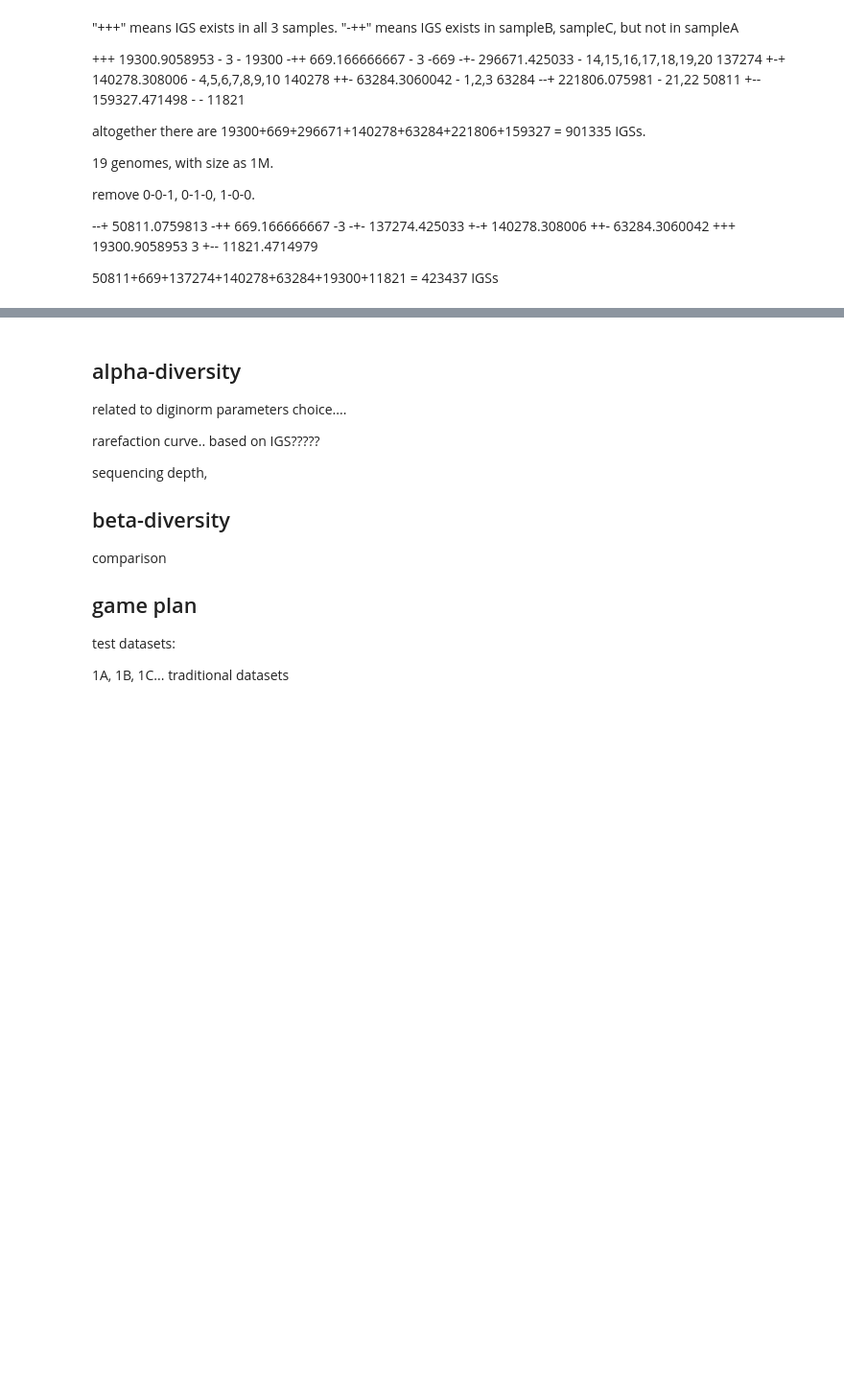
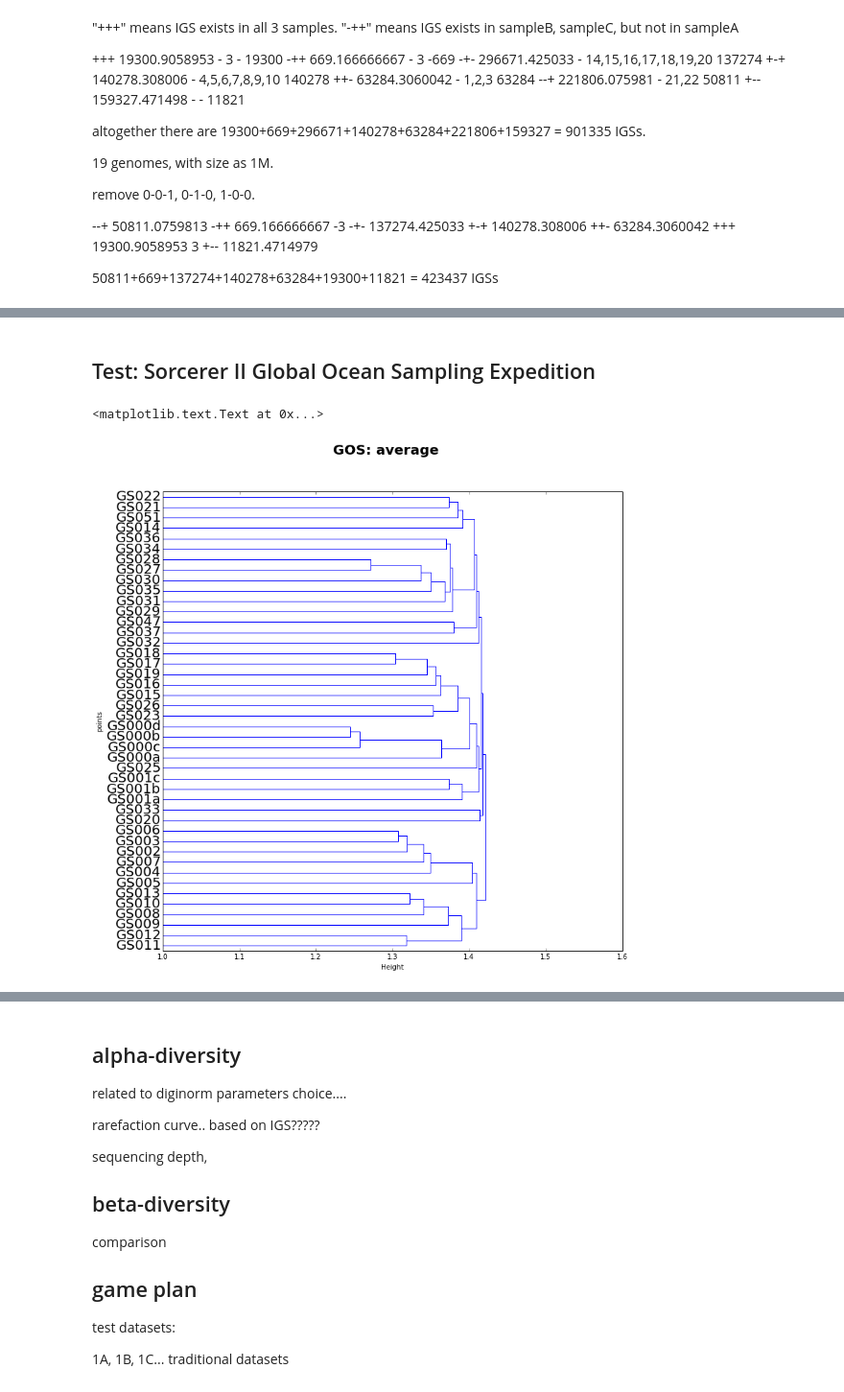
Before and after one commit to qingpeng/2013-diversity, a Jupyter notebook: notebook/IGS.ipynb, the cells around one changed output, grey strips where cells are left out. Shown: that part at 96% size. Cells and saved outputs as stored; diff of their text form; code cells hidden in the pictures; blank space fills up the shorter version.

```diff
--- a/notebook/IGS.ipynb
+++ b/notebook/IGS.ipynb
@@ -264,0 +249,2 @@ import biom
+# %% [markdown]
+## Test: Sorcerer II Global Ocean Sampling Expedition
@@ -264,0 +260,23 @@ import biom
+# %%
+GOS=pd.read_csv('../data/matrix.out',delimiter=' ',header=None)
+#label=pd.read_csv('../data/config-GOS.txt',delimiter='  ',header=None)
+label = GOS[0]
+label_list = []
+for i in GOS[0]:
+    label = i.split('.')[0]
+    label_list.append(label)
+len(label_list)
+GOS=GOS.ix[:,1:46]
+GOS.columns=label_list
+GOS.index=label_list
+GOS=1-GOS
+figure(num=None, figsize=(12, 12))
+R = dendrogram(linkage(GOS, method='average'),labels=label_list, leaf_font_size=20,orientation='left')
+
+ylabel('points')
+xlabel('Height')
+xlim(1,1.6)
+suptitle('GOS: average', fontweight='bold', fontsize=20)
+# %% [output]
+<matplotlib.text.Text at 0x...>
+[figure, added]
```
Also changed, not shown: parts of 9 cells of this notebook, 8 other files.
